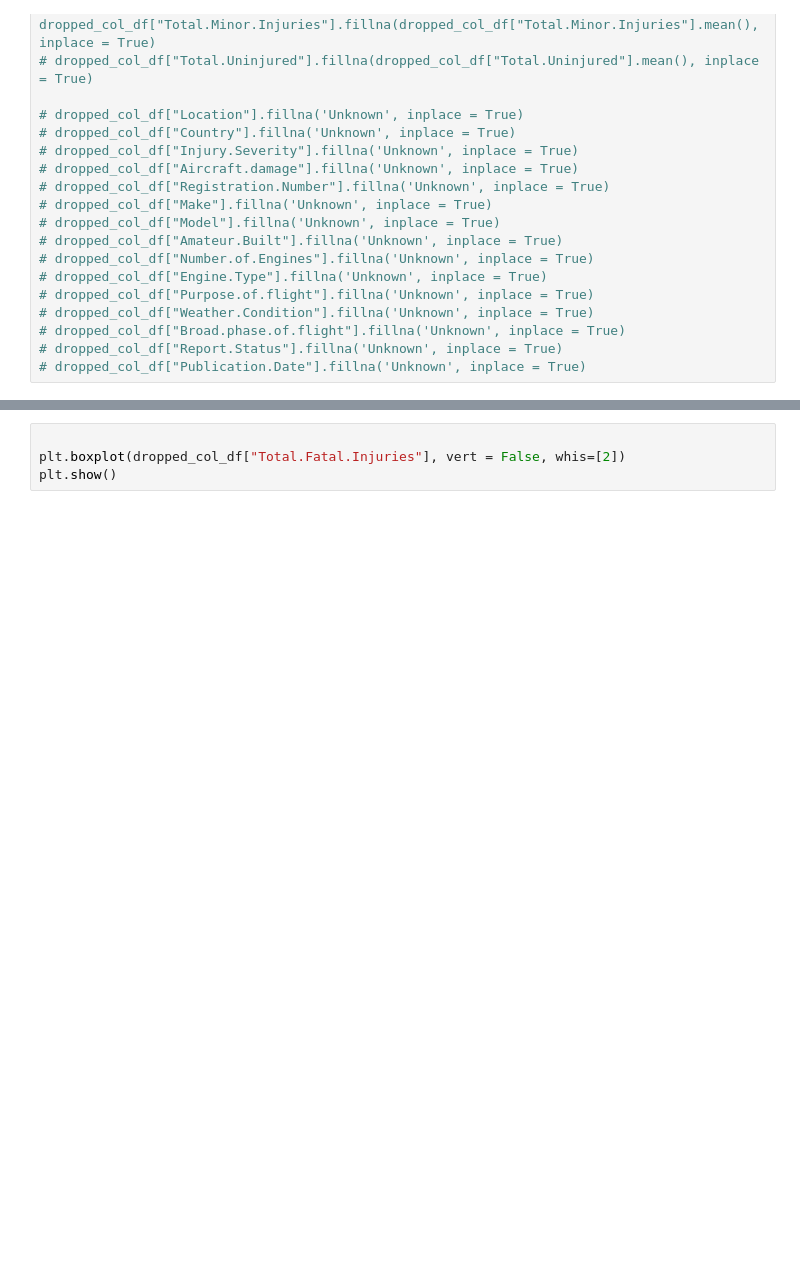
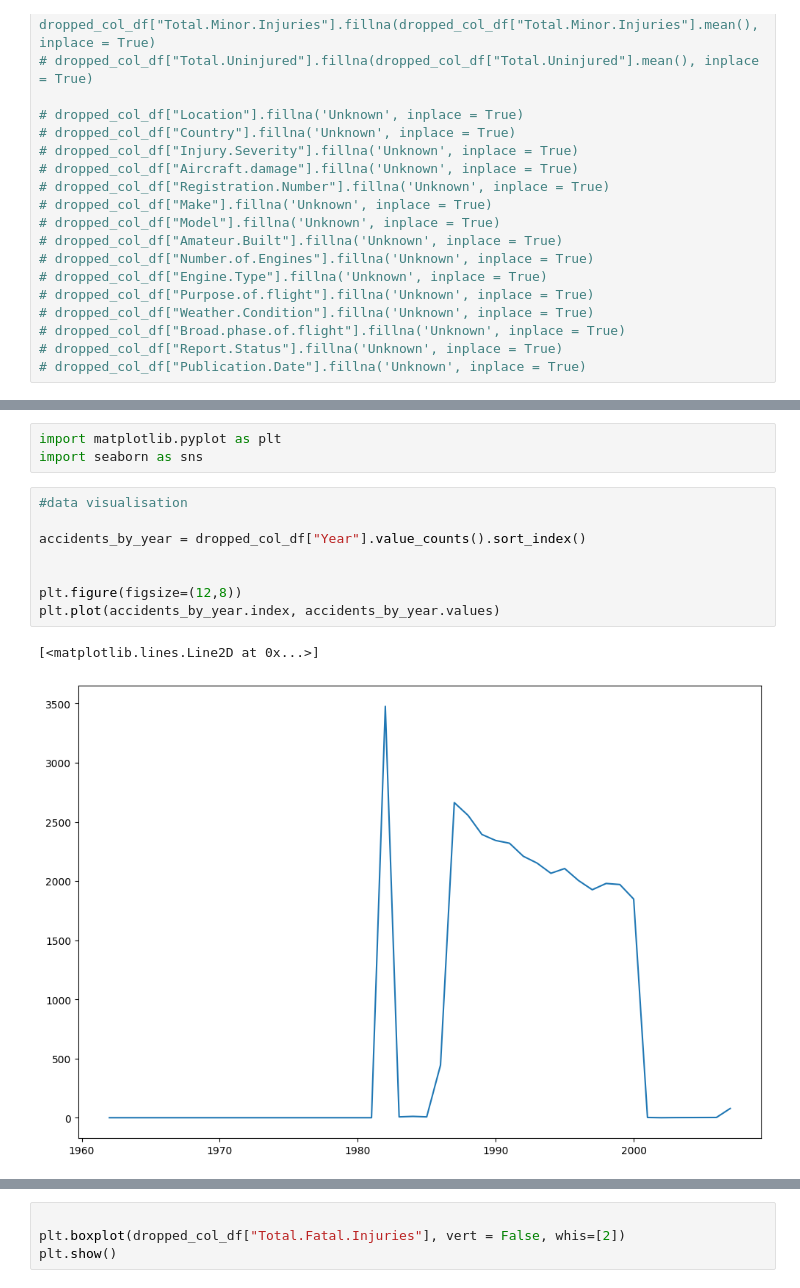
Before and after one commit to infoshareacademy/jdszr14-DeepDiveData, a Jupyter notebook: ML_project/czy_leci_z_nami_pilot.ipynb, the cells around one changed output, grey strips where cells are left out. Cells and saved outputs as stored; diff of their text form; blank space fills up the shorter version.

```diff
--- a/ML_project/czy_leci_z_nami_pilot.ipynb
+++ b/ML_project/czy_leci_z_nami_pilot.ipynb
@@ -236,0 +219,14 @@ dropped_col_df.head(5)
+# %%
+import matplotlib.pyplot as plt
+import seaborn as sns
+# %%
+#data visualisation
+
+accidents_by_year = dropped_col_df["Year"].value_counts().sort_index()
+
+
+plt.figure(figsize=(12,8))
+plt.plot(accidents_by_year.index, accidents_by_year.values)
+# %% [output]
+[<matplotlib.lines.Line2D at 0x...>]
+[figure, added]
```
Also changed, not shown: parts of 32 cells of this notebook, 3 other files.
